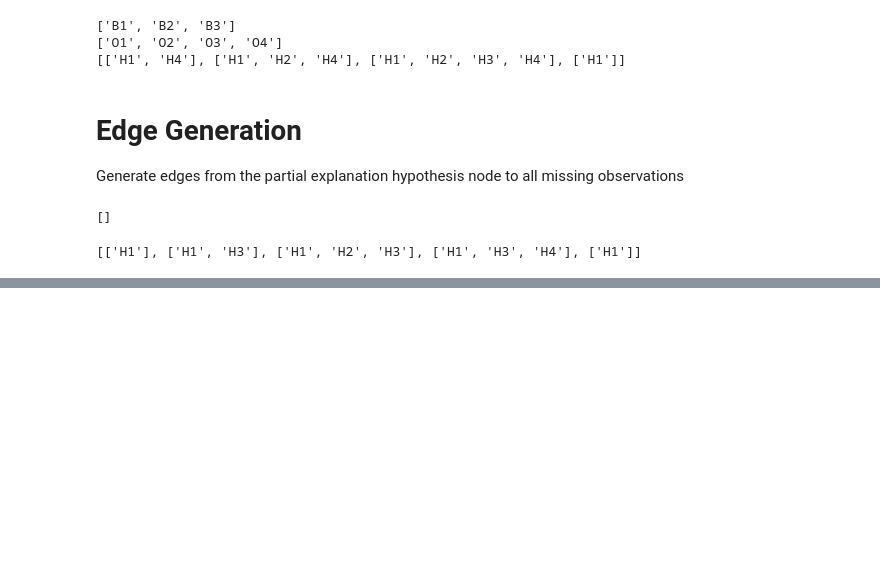
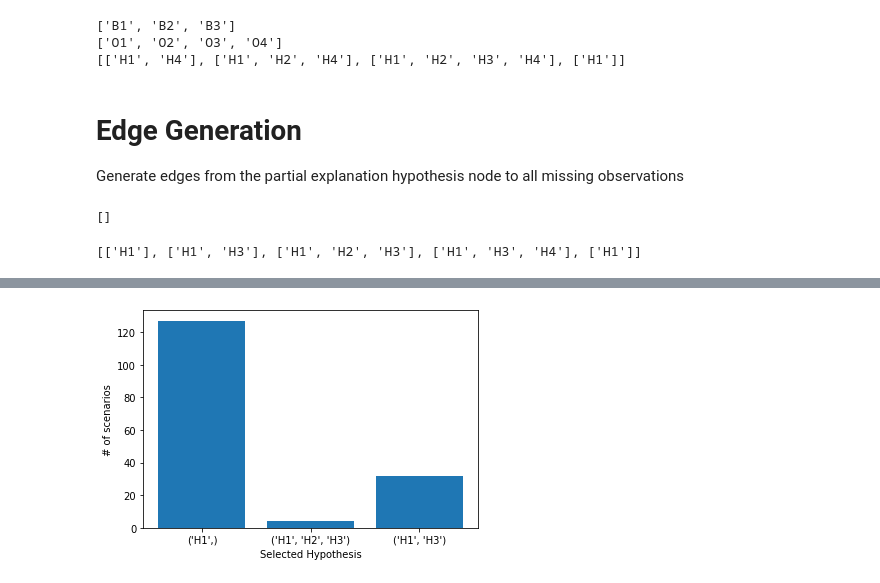
Before and after one commit to nico-espinosadice/abductive-theory, a Jupyter notebook: hyp-gen.ipynb, the cells around one changed output, grey strips where cells are left out. Cells and saved outputs as stored; diff of their text form; code cells hidden in the pictures; blank space fills up the shorter version.

```diff
--- a/hyp-gen.ipynb
+++ b/hyp-gen.ipynb
@@ -268,0 +203,28 @@ Graphs:
+# %%
+scenarios = get_possible_truths(dg, bnodes, observations)
+selections = []
+probs = []
+flipped_probs = []
+for s in list(scenarios.keys()):
+    false_nodes = scenarios.get(s)
+    observeData(dg, list(s), false_nodes)
+
+    best_hyps = select_hypotheses(dg, observations, bnodes, 25)
+    selections += list(best_hyps.keys())
+    probs += list(best_hyps.values())
+
+    # calculate P(H|O)
+    for h in list(best_hyps.keys()):
+        h = list(h)
+        if isinstance(h, list):
+            for x in h:
+                dg.nodes[x]['value'] = 1
+            flipped = calculateTotalMarginalProbabilityObs(dg, list(h), observations, bnodes)
+            for x in h:
+                dg.nodes[x]['value'] = None
+        else:
+            dg.nodes[h]['value'] = 1
+            flipped = calculateTotalMarginalProbabilityObs(dg, list(h), observations, bnodes)
+            dg.nodes[h]['value'] = None
+
+        flipped_probs.append(flipped)
@@ -268,0 +265,17 @@ Graphs:
+# %%
+plt.close()
+# bar charts of number of times a hypothesis is selected
+unique_hyps = [list(x) for x in set(tuple(x) for x in selections)]
+count_dict = {}
+for h in unique_hyps:
+    count = selections.count(tuple(h))
+    count_dict[tuple(h)] = count
+
+plt.bar(range(len(count_dict)), count_dict.values(), align='center')
+plt.xticks(range(len(count_dict)), list(count_dict.keys()))
+plt.ylabel('# of scenarios')
+plt.xlabel('Selected Hypothesis')
+plt.show()
+plt.close()
+# %% [output]
+[figure, added]
```
Also changed, not shown: parts of 37 cells of this notebook.
